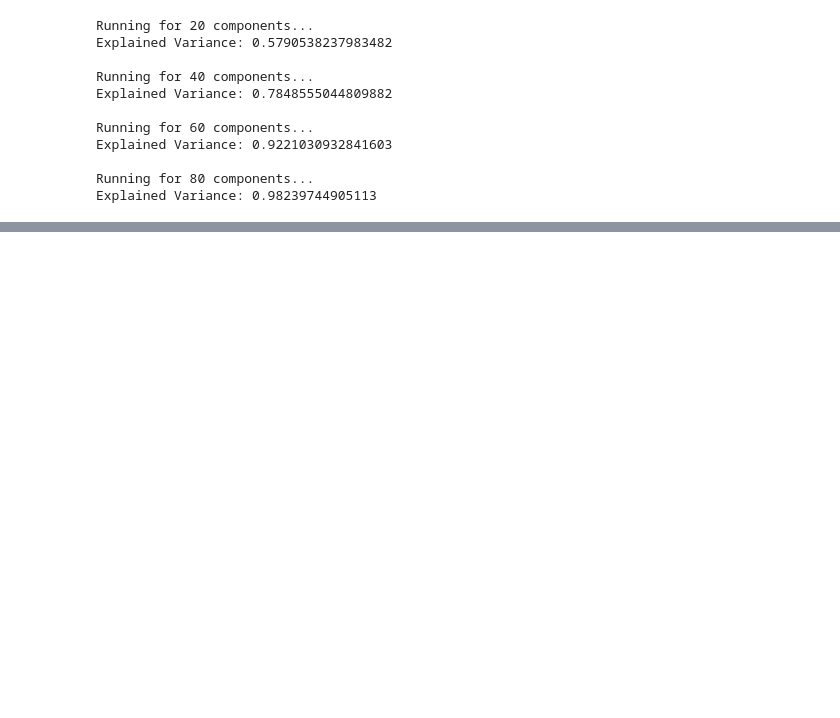
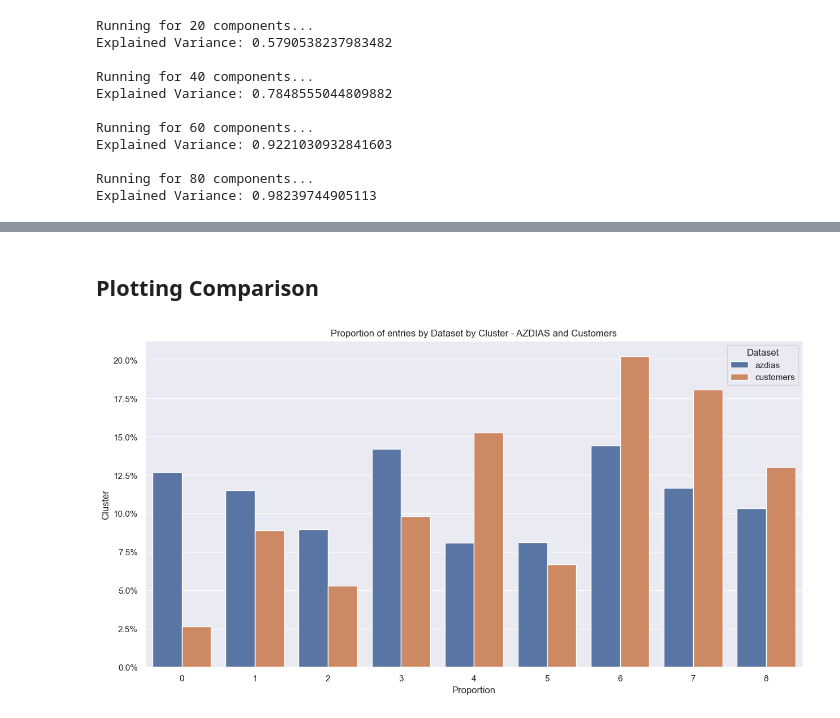
Before and after one commit to bglucca/ArvatoCustomerSegmentation, a Jupyter notebook: 04_modelling_segments.ipynb, the cells around one changed output, grey strips where cells are left out. Cells and saved outputs as stored; diff of their text form; code cells hidden in the pictures; blank space fills up the shorter version.

```diff
--- a/04_modelling_segments.ipynb
+++ b/04_modelling_segments.ipynb
@@ -289,0 +335,20 @@ sns.lineplot(x = range(2,11), y = sample_30k_distances, marker = 'o')
+# %%
+X_cust = pca.transform(customers.drop(columns = 'LNR'))
+# %%
+customers['cluster'] = kmeans_model.predict(X_cust)
+# %%
+census['cluster'] = kmeans_model.predict(X)
+# %% [markdown]
+## Plotting Comparison
+# %%
+cluster_prop_plot = pd.concat([customers['cluster'].value_counts(normalize = True),
+                                census['cluster'].value_counts(normalize = True)],
+                                axis = 1)
+
+cluster_prop_plot.columns = ['customers','azdias']
+
+cluster_prop_plot = cluster_prop_plot.melt(ignore_index=False)
+
+cluster_prop_plot.reset_index(inplace = True)
+
+# cluster_prop_plot
@@ -289,0 +357,25 @@ sns.lineplot(x = range(2,11), y = sample_30k_distances, marker = 'o')
+# %%
+fig, ax = plt.subplots(figsize = (15,7.5))
+
+g = sns.barplot(
+                    data = cluster_prop_plot,
+                    x = 'index',
+                    y = 'value',
+                    hue = 'variable',
+                    hue_order=['azdias','customers'],
+                    ax = ax
+                )
+
+g.yaxis.set_major_formatter(mtick.PercentFormatter(xmax = 1))
+
+plt.title('Proportion of entries by Dataset by Cluster - AZDIAS and Customers')
+
+plt.xlabel('Proportion')
+
+plt.ylabel('Cluster')
+
+plt.legend(title = 'Dataset')
+
+plt.show()
+# %% [output]
+[figure, added]
```
Also changed, not shown: parts of 29 cells of this notebook, 1 other file.
